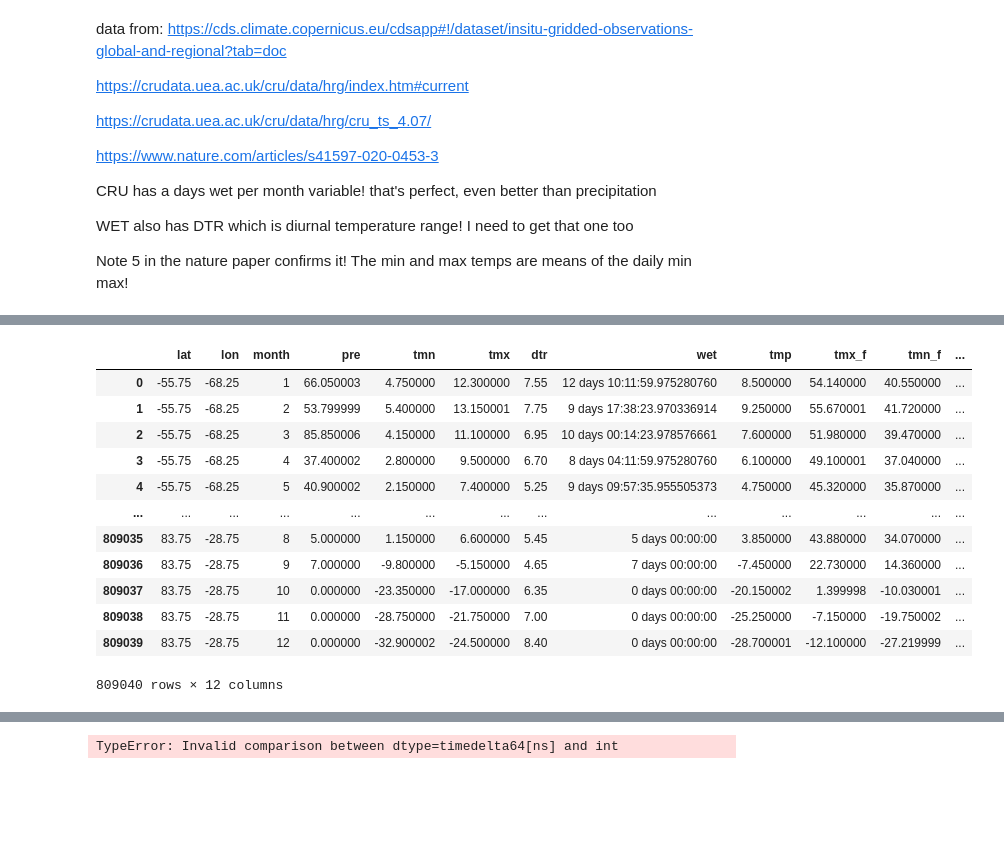
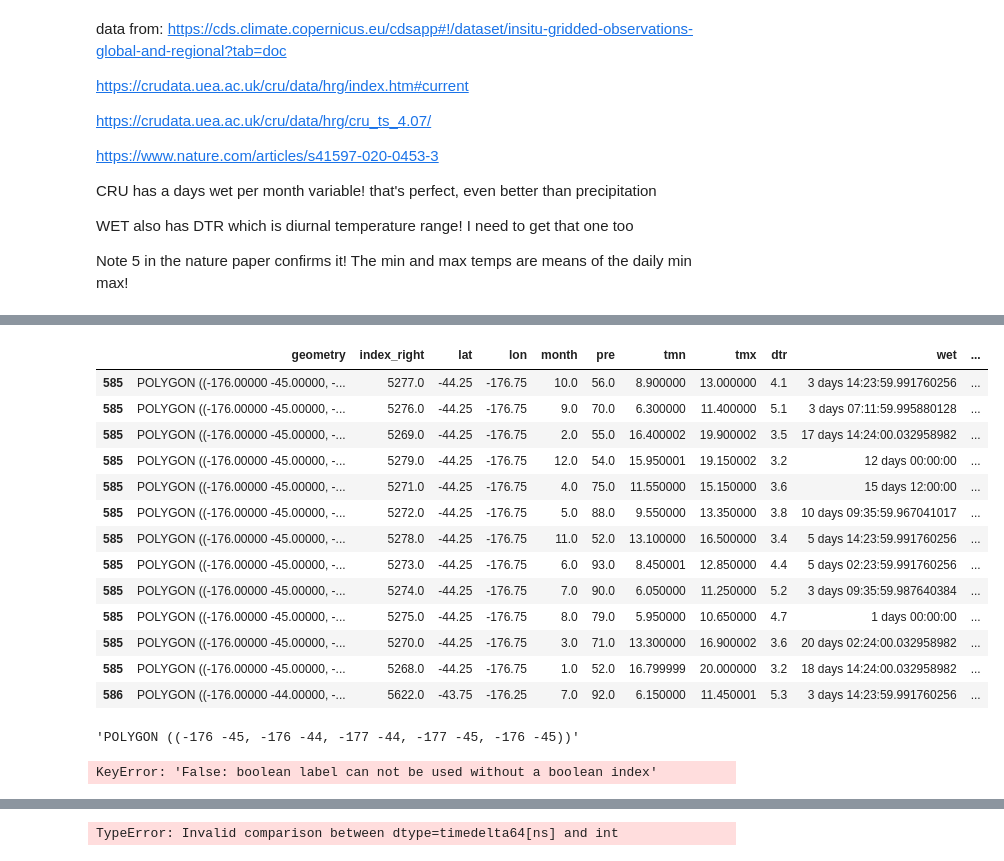
Before and after one commit to ShreyanSen/statistics_cookbook, a Jupyter notebook: geospatial/travel_map.ipynb, the cells around one changed output, grey strips where cells are left out. Saved outputs shown, nothing was run; the diff lists cells and outputs as text; code cells hidden in the pictures; blank space fills up the shorter version.

```diff
--- a/geospatial/travel_map.ipynb
+++ b/geospatial/travel_map.ipynb
@@ -102,16 +228,26 @@ my_map.query_by_lat_lon()
+# %%
+my_map.global_grid_data.dropna().sort_values('geometry').iloc[0:13]
+# %% [output]
+|  | geometry | index_right | lat | lon | month | pre | tmn | tmx | dtr | wet | ... |
+| 585 | POLYGON ((-176.00000 -45.00000, -... | 5277.0 | -44.25 | -176.75 | 10.0 | 56.0 | 8.900000 | 13.000000 | 4.1 | 3 days 14:23:59.991760256 | ... |
+| 585 | POLYGON ((-176.00000 -45.00000, -... | 5276.0 | -44.25 | -176.75 | 9.0 | 70.0 | 6.300000 | 11.400000 | 5.1 | 3 days 07:11:59.995880128 | ... |
+| 585 | POLYGON ((-176.00000 -45.00000, -... | 5269.0 | -44.25 | -176.75 | 2.0 | 55.0 | 16.400002 | 19.900002 | 3.5 | 17 days 14:24:00.032958982 | ... |
+| 585 | POLYGON ((-176.00000 -45.00000, -... | 5279.0 | -44.25 | -176.75 | 12.0 | 54.0 | 15.950001 | 19.150002 | 3.2 | 12 days 00:00:00 | ... |
+| 585 | POLYGON ((-176.00000 -45.00000, -... | 5271.0 | -44.25 | -176.75 | 4.0 | 75.0 | 11.550000 | 15.150000 | 3.6 | 15 days 12:00:00 | ... |
+| 585 | POLYGON ((-176.00000 -45.00000, -... | 5272.0 | -44.25 | -176.75 | 5.0 | 88.0 | 9.550000 | 13.350000 | 3.8 | 10 days 09:35:59.967041017 | ... |
+| 585 | POLYGON ((-176.00000 -45.00000, -... | 5278.0 | -44.25 | -176.75 | 11.0 | 52.0 | 13.100000 | 16.500000 | 3.4 | 5 days 14:23:59.991760256 | ... |
+| 585 | POLYGON ((-176.00000 -45.00000, -... | 5273.0 | -44.25 | -176.75 | 6.0 | 93.0 | 8.450001 | 12.850000 | 4.4 | 5 days 02:23:59.991760256 | ... |
+| 585 | POLYGON ((-176.00000 -45.00000, -... | 5274.0 | -44.25 | -176.75 | 7.0 | 90.0 | 6.050000 | 11.250000 | 5.2 | 3 days 09:35:59.987640384 | ... |
+| 585 | POLYGON ((-176.00000 -45.00000, -... | 5275.0 | -44.25 | -176.75 | 8.0 | 79.0 | 5.950000 | 10.650000 | 4.7 | 1 days 00:00:00 | ... |
+| 585 | POLYGON ((-176.00000 -45.00000, -... | 5270.0 | -44.25 | -176.75 | 3.0 | 71.0 | 13.300000 | 16.900002 | 3.6 | 20 days 02:24:00.032958982 | ... |
+| 585 | POLYGON ((-176.00000 -45.00000, -... | 5268.0 | -44.25 | -176.75 | 1.0 | 52.0 | 16.799999 | 20.000000 | 3.2 | 18 days 14:24:00.032958982 | ... |
+| 586 | POLYGON ((-176.00000 -44.00000, -... | 5622.0 | -43.75 | -176.25 | 7.0 | 92.0 | 6.150000 | 11.450001 | 5.3 | 3 days 14:23:59.991760256 | ... |
+# %%
+str(my_map.global_grid_data.dropna().sort_values('geometry').iloc[0].geometry)
+# %% [output]
+'POLYGON ((-176 -45, -176 -44, -177 -44, -177 -45, -176 -45))'
 # %%
-my_map.global_df_monthly
+x= str(my_map.global_grid_data.dropna().geometry.iloc[0])
+my_map.global_grid_data.loc[str(my_map.global_grid_data.geometry)==x]
 # %% [output]
-|  | lat | lon | month | pre | tmn | tmx | dtr | wet | tmp | tmx_f | tmn_f | ... |
-| 0 | -55.75 | -68.25 | 1 | 66.050003 | 4.750000 | 12.300000 | 7.55 | 12 days 10:11:59.975280760 | 8.500000 | 54.140000 | 40.550000 | ... |
-| 1 | -55.75 | -68.25 | 2 | 53.799999 | 5.400000 | 13.150001 | 7.75 | 9 days 17:38:23.970336914 | 9.250000 | 55.670001 | 41.720000 | ... |
-| 2 | -55.75 | -68.25 | 3 | 85.850006 | 4.150000 | 11.100000 | 6.95 | 10 days 00:14:23.978576661 | 7.600000 | 51.980000 | 39.470000 | ... |
-| 3 | -55.75 | -68.25 | 4 | 37.400002 | 2.800000 | 9.500000 | 6.70 | 8 days 04:11:59.975280760 | 6.100000 | 49.100001 | 37.040000 | ... |
-| 4 | -55.75 | -68.25 | 5 | 40.900002 | 2.150000 | 7.400000 | 5.25 | 9 days 09:57:35.955505373 | 4.750000 | 45.320000 | 35.870000 | ... |
-| ... | ... | ... | ... | ... | ... | ... | ... | ... | ... | ... | ... | ... |
-| 809035 | 83.75 | -28.75 | 8 | 5.000000 | 1.150000 | 6.600000 | 5.45 | 5 days 00:00:00 | 3.850000 | 43.880000 | 34.070000 | ... |
-| 809036 | 83.75 | -28.75 | 9 | 7.000000 | -9.800000 | -5.150000 | 4.65 | 7 days 00:00:00 | -7.450000 | 22.730000 | 14.360000 | ... |
-| 809037 | 83.75 | -28.75 | 10 | 0.000000 | -23.350000 | -17.000000 | 6.35 | 0 days 00:00:00 | -20.150002 | 1.399998 | -10.030001 | ... |
-| 809038 | 83.75 | -28.75 | 11 | 0.000000 | -28.750000 | -21.750000 | 7.00 | 0 days 00:00:00 | -25.250000 | -7.150000 | -19.750002 | ... |
-| 809039 | 83.75 | -28.75 | 12 | 0.000000 | -32.900002 | -24.500000 | 8.40 | 0 days 00:00:00 | -28.700001 | -12.100000 | -27.219999 | ... |
-809040 rows × 12 columns
+KeyError: 'False: boolean label can not be used without a boolean index'
```
Also changed, not shown: parts of 25 cells of this notebook.
